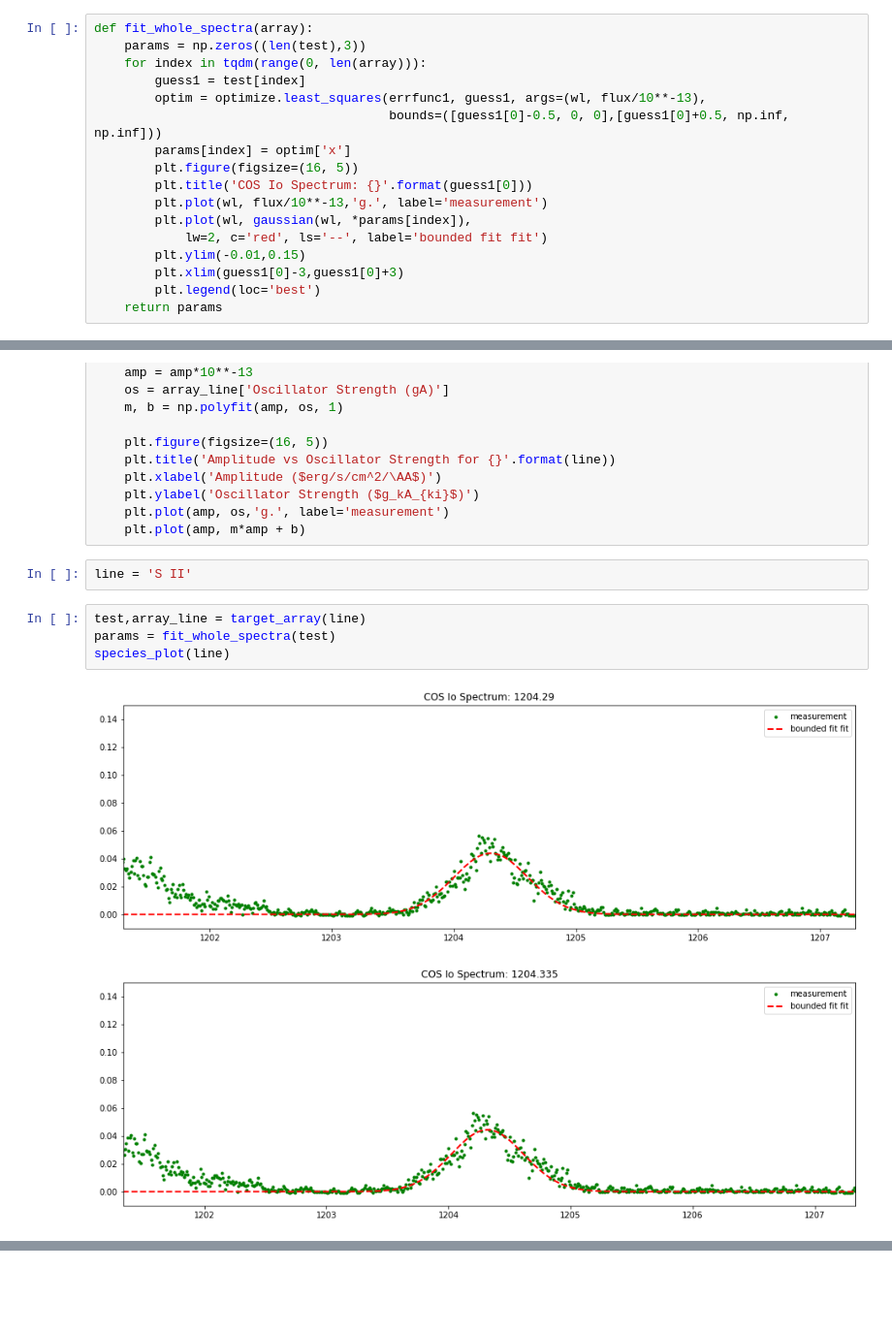
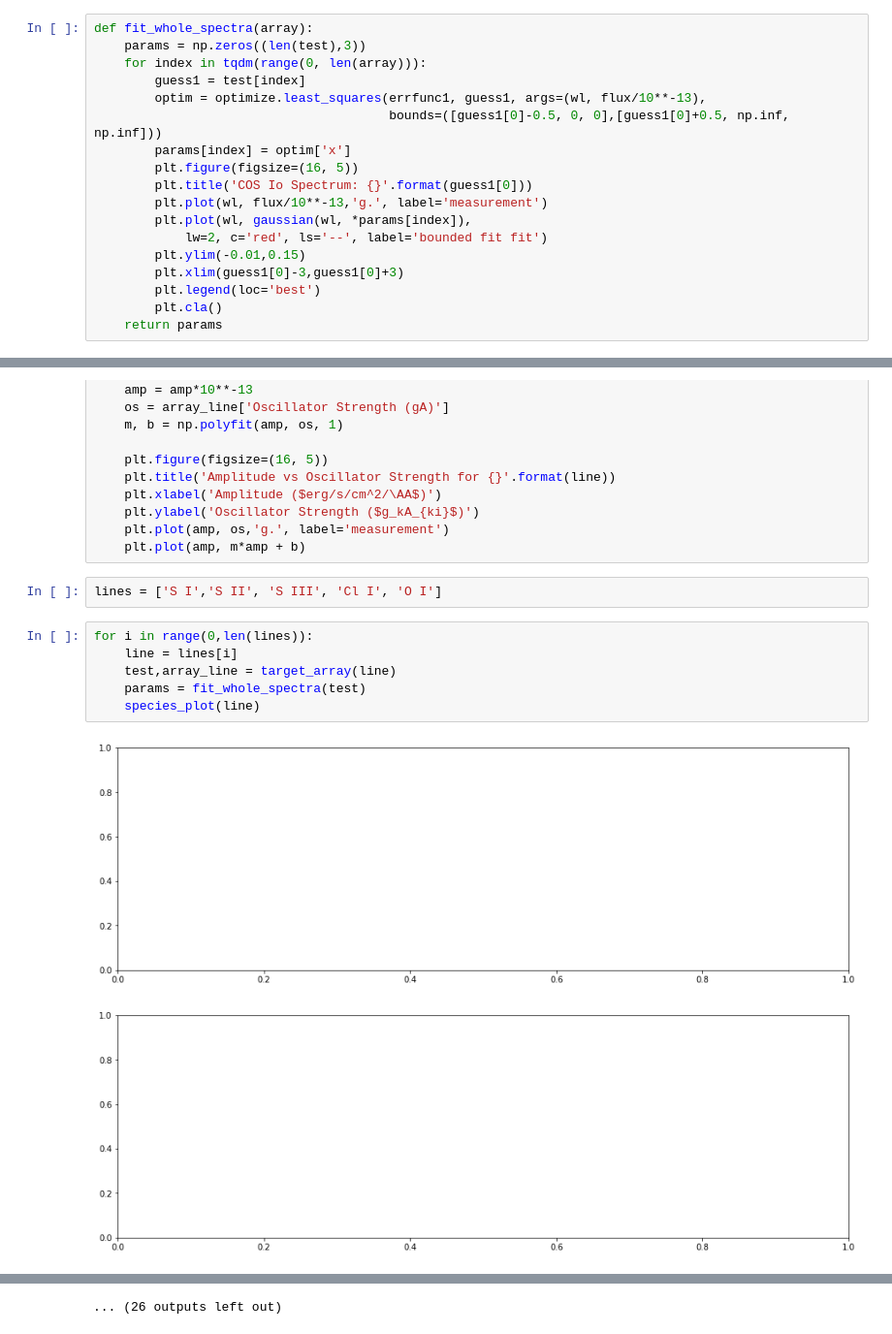
Before and after one commit to 18ganesha/io_brightness, a Jupyter notebook: notebooks/20_Plot_by_species.ipynb, the cells around one changed output, grey strips where cells are left out. Shown at 97% size. Drawn from its saved outputs; the diff is of its cells as text; blank space fills up the shorter version.

Commit message:
For loop for all strings works and returns all fitted and total scatter

```diff
--- a/notebooks/20_Plot_by_species.ipynb
+++ b/notebooks/20_Plot_by_species.ipynb
@@ -49,6 +49,7 @@ def fit_whole_spectra(array):
         plt.ylim(-0.01,0.15)
         plt.xlim(guess1[0]-3,guess1[0]+3)
         plt.legend(loc='best')
+        plt.cla()
     return params
 # %%
 def target_array(line):
@@ -82,12 +83,14 @@ def species_plot(line):
     plt.ylabel('Oscillator Strength ($g_kA_{ki}$)')
     plt.plot(amp, os,'g.', label='measurement')
     plt.plot(amp, m*amp + b)
-# %%
-line = 'S II'
+# %%
+lines = ['S I','S II', 'S III', 'Cl I', 'O I']
 # %%
-test,array_line = target_array(line)
-params = fit_whole_spectra(test)
-species_plot(line)
+for i in range(0,len(lines)):
+    line = lines[i]
+    test,array_line = target_array(line)
+    params = fit_whole_spectra(test)
+    species_plot(line)
 # %% [output]
-[figure, old version]
+[figure, new version]
-[figure, old version]
+[figure, new version]
@@ -95,0 +107 @@ species_plot(line)
+... (26 outputs left out)
```
Also changed, not shown: parts of 3 cells of this notebook.
